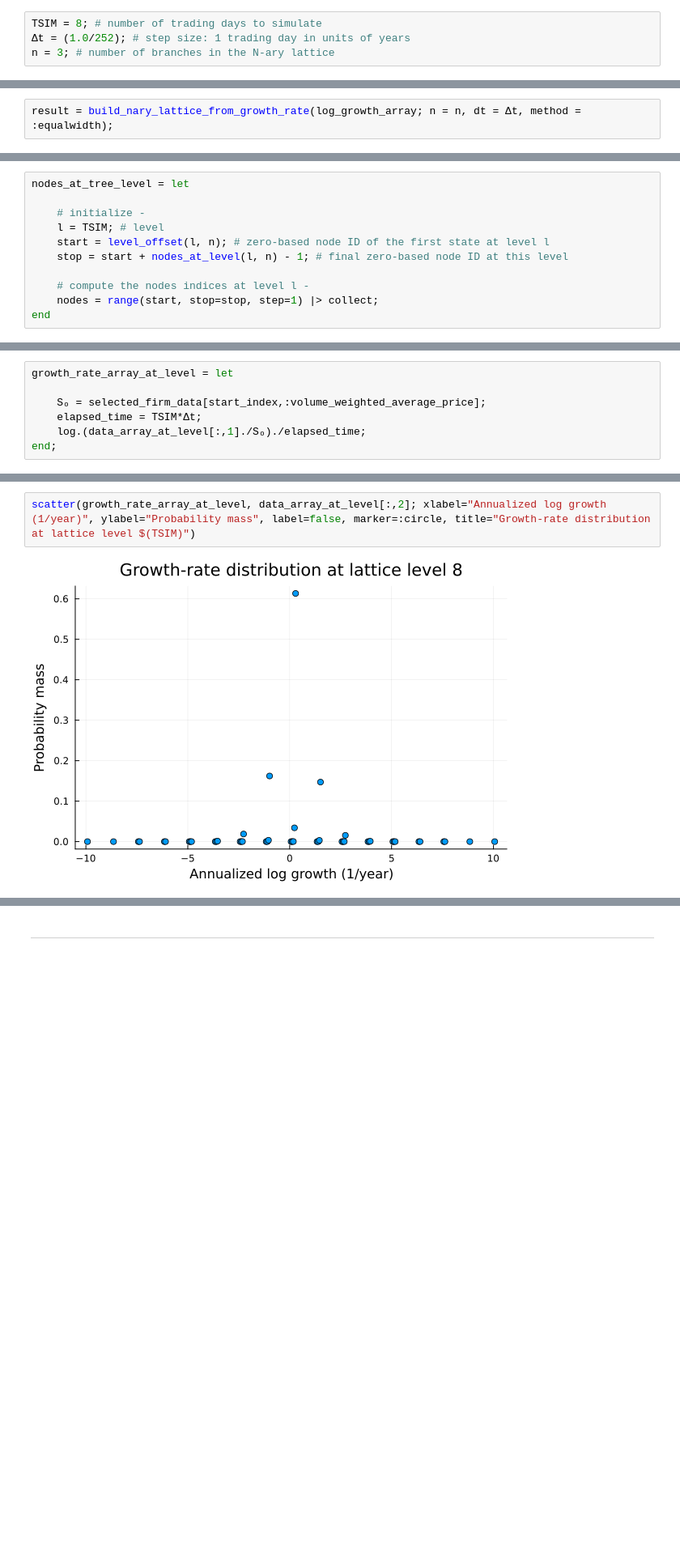
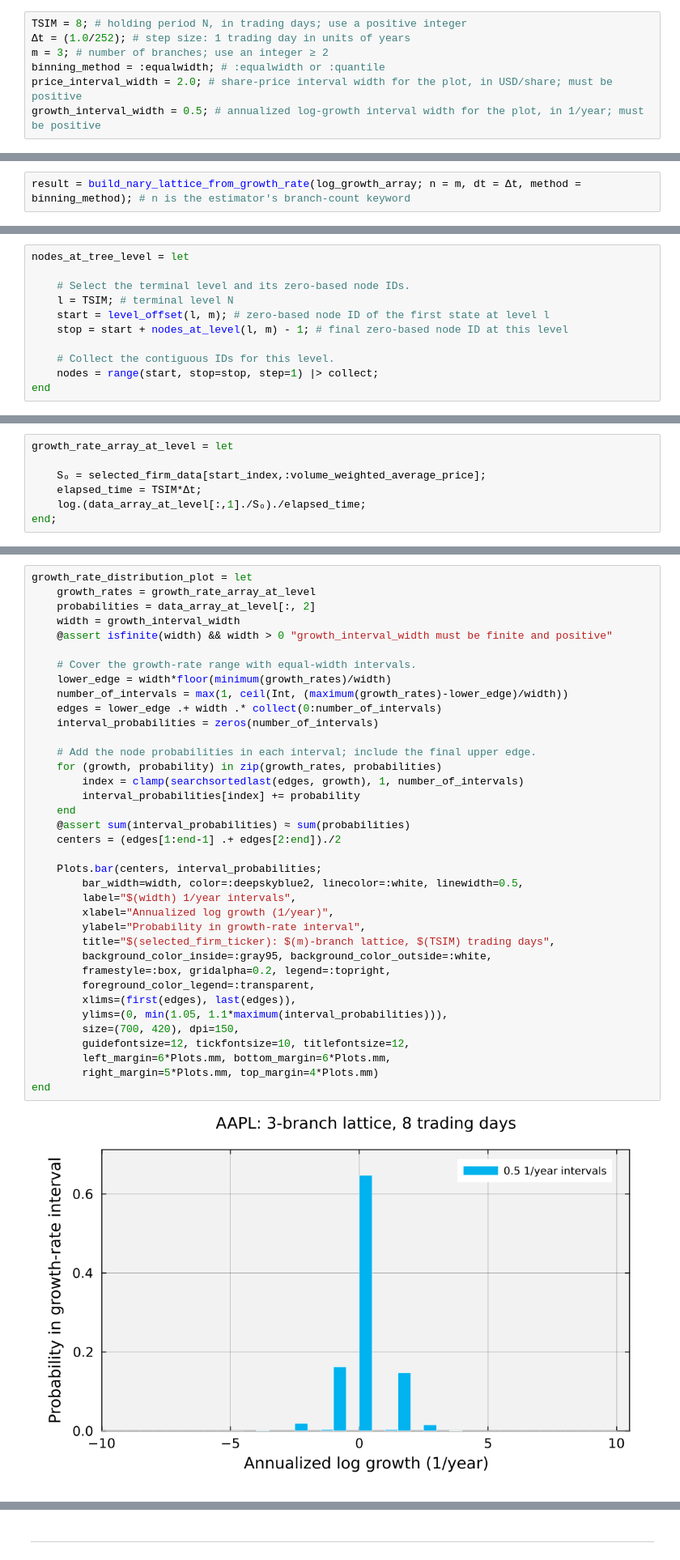
Before and after one commit to varnerlab/CHEME-5660-CourseRepository-Fall-2026, a Jupyter notebook: lectures/week-4/L4a/CHEME-5660-L4a-Example-N-Ary-Lattice-Fall-2026.ipynb, the cells around one changed output, grey strips where cells are left out. Shown at 81% size. Drawn from its saved outputs; the diff is of its cells as text; blank space fills up the shorter version.

```diff
--- a/lectures/week-4/L4a/CHEME-5660-L4a-Example-N-Ary-Lattice-Fall-2026.ipynb
+++ b/lectures/week-4/L4a/CHEME-5660-L4a-Example-N-Ary-Lattice-Fall-2026.ipynb
@@ -84,6 +83,9 @@ Finally, let's set some constants we'll use later in this notebook. The comments
 # %%
-TSIM = 8; # number of trading days to simulate
+TSIM = 8; # holding period N, in trading days; use a positive integer
 Δt = (1.0/252); # step size: 1 trading day in units of years
-n = 3; # number of branches in the N-ary lattice
+m = 3; # number of branches; use an integer ≥ 2
+binning_method = :equalwidth; # :equalwidth or :quantile
+price_interval_width = 2.0; # share-price interval width for the plot, in USD/share; must be positive
+growth_interval_width = 0.5; # annualized log-growth interval width for the plot, in 1/year; must be positive
 # %% [markdown]
 ### Helper Functions
@@ -149,2 +170,2 @@ We'll save the output in the `result::NamedTuple` variable.
 # %%
-result = build_nary_lattice_from_growth_rate(log_growth_array; n = n, dt = Δt, method = :equalwidth);
+result = build_nary_lattice_from_growth_rate(log_growth_array; n = m, dt = Δt, method = binning_method); # n is the estimator's branch-count keyword
@@ -270,12 +432,12 @@ Let's start by specifying the tree level we want to analyze and identifying the
 # %%
 nodes_at_tree_level = let
 
-    # initialize -
-    l = TSIM; # level
-    start = level_offset(l, n); # zero-based node ID of the first state at level l
-    stop = start + nodes_at_level(l, n) - 1; # final zero-based node ID at this level
+    # Select the terminal level and its zero-based node IDs.
+    l = TSIM; # terminal level N
+    start = level_offset(l, m); # zero-based node ID of the first state at level l
+    stop = start + nodes_at_level(l, m) - 1; # final zero-based node ID at this level
 
-    # compute the nodes indices at level l -
+    # Collect the contiguous IDs for this level.
     nodes = range(start, stop=stop, step=1) |> collect;
 end
 # %% [output]
@@ -352,4 +579,39 @@ Plot annualized log growth against the same node probabilities:
 # %%
-scatter(growth_rate_array_at_level, data_array_at_level[:,2]; xlabel="Annualized log growth (1/year)", ylabel="Probability mass", label=false, marker=:circle, title="Growth-rate distribution at lattice level $(TSIM)")
+growth_rate_distribution_plot = let
+    growth_rates = growth_rate_array_at_level
+    probabilities = data_array_at_level[:, 2]
+    width = growth_interval_width
+    @assert isfinite(width) && width > 0 "growth_interval_width must be finite and positive"
+
+    # Cover the growth-rate range with equal-width intervals.
+    lower_edge = width*floor(minimum(growth_rates)/width)
+    number_of_intervals = max(1, ceil(Int, (maximum(growth_rates)-lower_edge)/width))
+    edges = lower_edge .+ width .* collect(0:number_of_intervals)
+    interval_probabilities = zeros(number_of_intervals)
+
+    # Add the node probabilities in each interval; include the final upper edge.
+    for (growth, probability) in zip(growth_rates, probabilities)
+        index = clamp(searchsortedlast(edges, growth), 1, number_of_intervals)
+        interval_probabilities[index] += probability
+    end
+    @assert sum(interval_probabilities) ≈ sum(probabilities)
+    centers = (edges[1:end-1] .+ edges[2:end])./2
+
+    Plots.bar(centers, interval_probabilities;
+        bar_width=width, color=:deepskyblue2, linecolor=:white, linewidth=0.5,
+        label="$(width) 1/year intervals",
+        xlabel="Annualized log growth (1/year)",
+        ylabel="Probability in growth-rate interval",
+        title="$(selected_firm_ticker): $(m)-branch lattice, $(TSIM) trading days",
+        background_color_inside=:gray95, background_color_outside=:white,
+        framestyle=:box, gridalpha=0.2, legend=:topright,
+        foreground_color_legend=:transparent,
+        xlims=(first(edges), last(edges)),
+        ylims=(0, min(1.05, 1.1*maximum(interval_probabilities))),
+        size=(700, 420), dpi=150,
+        guidefontsize=12, tickfontsize=10, titlefontsize=12,
+        left_margin=6*Plots.mm, bottom_margin=6*Plots.mm,
+        right_margin=5*Plots.mm, top_margin=4*Plots.mm)
+end
 # %% [output]
-[figure, old version]
+[figure, new version]
```
Also changed, not shown: parts of 52 cells of this notebook, 24 other files.
